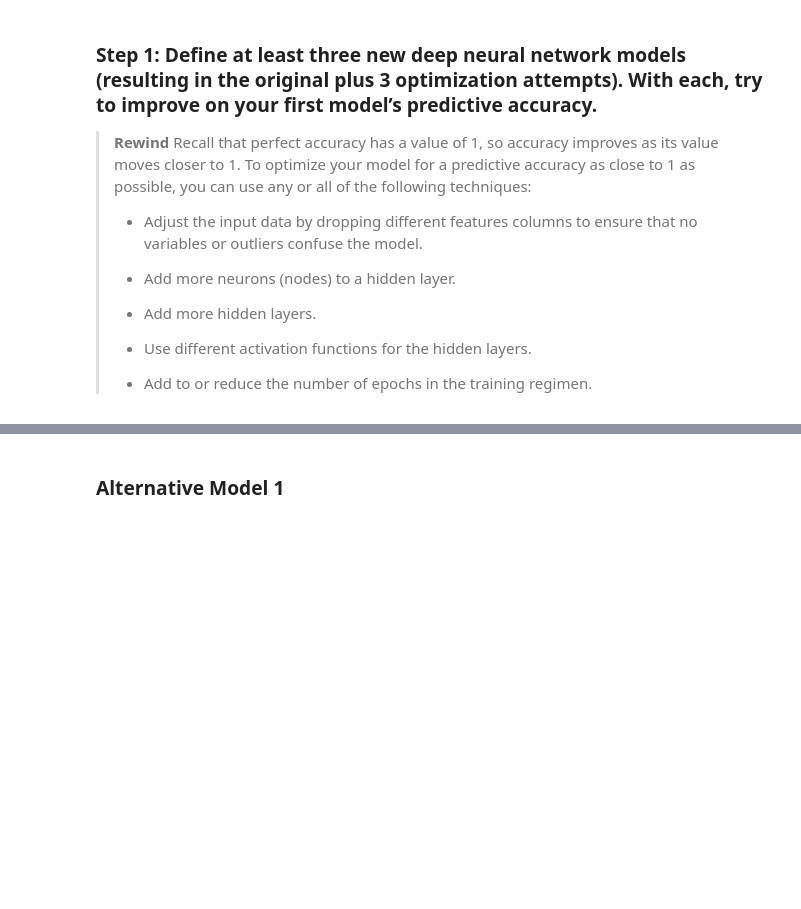
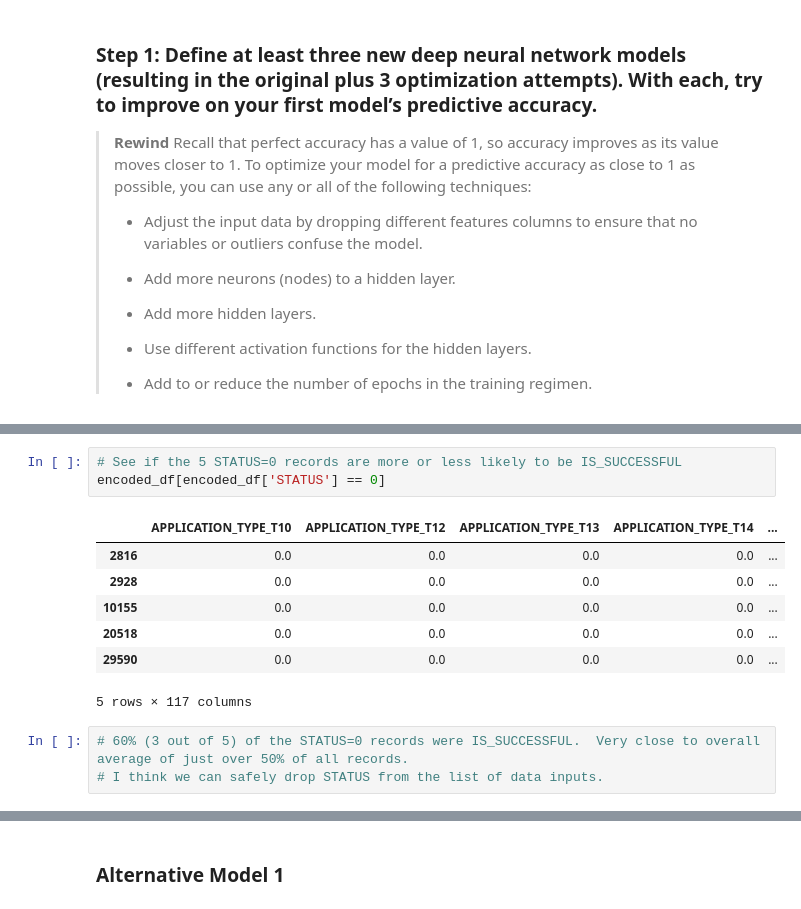
Before and after one commit to jasonbucks/Module_13, a Jupyter notebook: venture_funding_with_deep_learning.ipynb, the cells around one changed output, grey strips where cells are left out. Saved outputs shown, nothing was run; the diff lists cells and outputs as text; blank space fills up the shorter version.

```diff
--- a/venture_funding_with_deep_learning.ipynb
+++ b/venture_funding_with_deep_learning.ipynb
@@ -382,0 +403,14 @@ nn.save(file_path)
+# %%
+# See if the 5 STATUS=0 records are more or less likely to be IS_SUCCESSFUL
+encoded_df[encoded_df['STATUS'] == 0]
+# %% [output]
+|  | APPLICATION_TYPE_T10 | APPLICATION_TYPE_T12 | APPLICATION_TYPE_T13 | APPLICATION_TYPE_T14 | ... |
+| 2816 | 0.0 | 0.0 | 0.0 | 0.0 | ... |
+| 2928 | 0.0 | 0.0 | 0.0 | 0.0 | ... |
+| 10155 | 0.0 | 0.0 | 0.0 | 0.0 | ... |
+| 20518 | 0.0 | 0.0 | 0.0 | 0.0 | ... |
+| 29590 | 0.0 | 0.0 | 0.0 | 0.0 | ... |
+5 rows × 117 columns
+# %%
+# 60% (3 out of 5) of the STATUS=0 records were IS_SUCCESSFUL.  Very close to overall average of just over 50% of all records.
+# I think we can safely drop STATUS from the list of data inputs.
```
Also changed, not shown: parts of 52 cells of this notebook.
